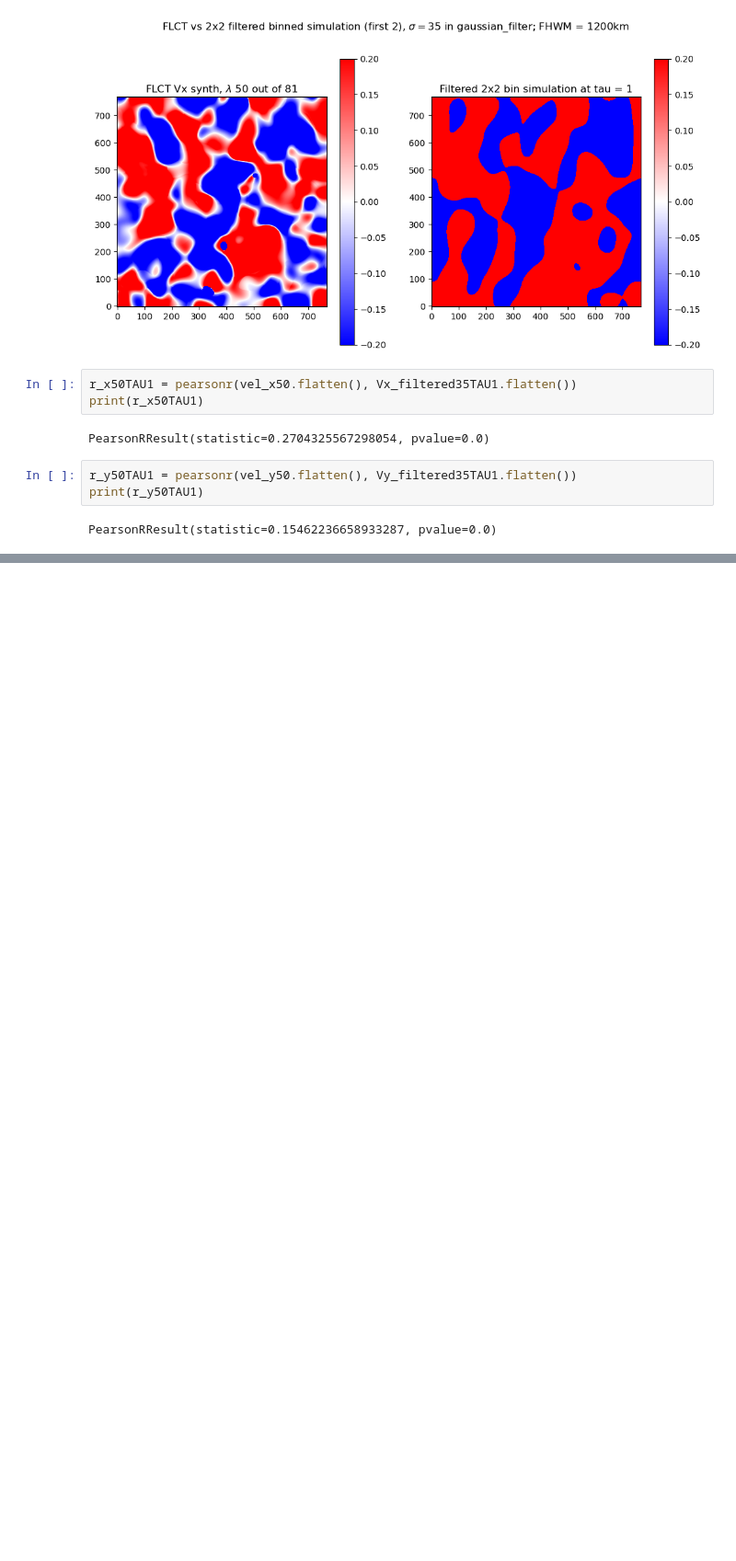
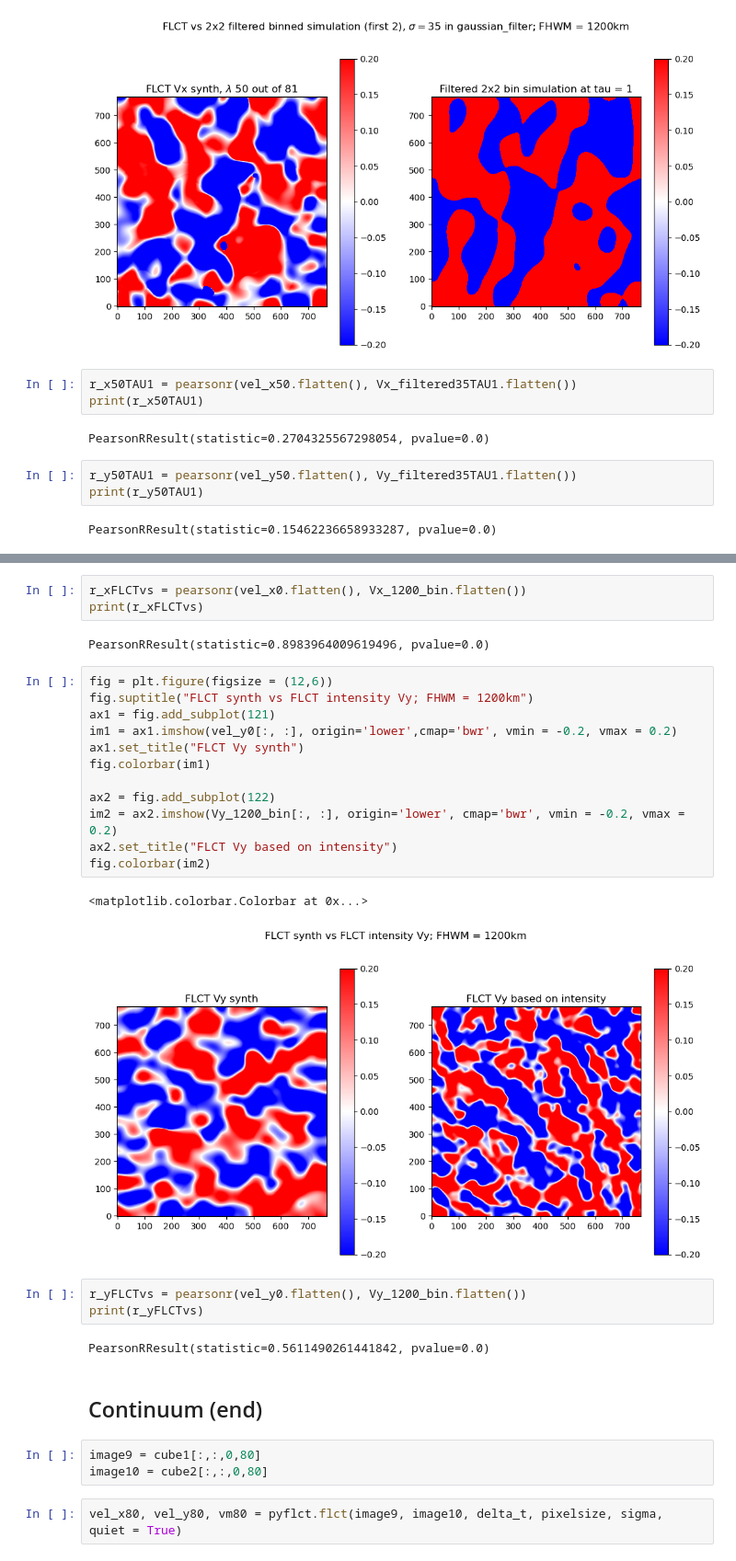
Before and after one commit to TheodoreKostic/Tracking_features, a Jupyter notebook: Synth_master/Synth_TAU(0.1, 1).ipynb, the cells around one changed output, grey strips where cells are left out. Shown at 92% size. Saved outputs shown, nothing was run; the diff lists cells and outputs as text; blank space fills up the shorter version.

```diff
--- a/Synth_master/Synth_TAU(0.1, 1).ipynb
+++ b/Synth_master/Synth_TAU(0.1, 1).ipynb
@@ -246,0 +287,32 @@ PearsonRResult(statistic=0.15462236658933287, pvalue=0.0)
+# %%
+r_xFLCTvs = pearsonr(vel_x0.flatten(), Vx_1200_bin.flatten())
+print(r_xFLCTvs)
+# %% [output]
+PearsonRResult(statistic=0.8983964009619496, pvalue=0.0)
+# %%
+fig = plt.figure(figsize = (12,6))
+fig.suptitle("FLCT synth vs FLCT intensity Vy; FHWM = 1200km")
+ax1 = fig.add_subplot(121)
+im1 = ax1.imshow(vel_y0[:, :], origin='lower',cmap='bwr', vmin = -0.2, vmax = 0.2)
+ax1.set_title("FLCT Vy synth")
+fig.colorbar(im1)
+
+ax2 = fig.add_subplot(122)
+im2 = ax2.imshow(Vy_1200_bin[:, :], origin='lower', cmap='bwr', vmin = -0.2, vmax = 0.2)
+ax2.set_title("FLCT Vy based on intensity")
+fig.colorbar(im2)
+# %% [output]
+<matplotlib.colorbar.Colorbar at 0x...>
+[figure, added]
+# %%
+r_yFLCTvs = pearsonr(vel_y0.flatten(), Vy_1200_bin.flatten())
+print(r_yFLCTvs)
+# %% [output]
+PearsonRResult(statistic=0.5611490261441842, pvalue=0.0)
+# %% [markdown]
+<h2>Continuum (end)</h2>
+# %%
+image9 = cube1[:,:,0,80]
+image10 = cube2[:,:,0,80]
+# %%
+vel_x80, vel_y80, vm80 = pyflct.flct(image9, image10, delta_t, pixelsize, sigma, quiet = True)
```
Also changed, not shown: parts of 33 cells of this notebook.
